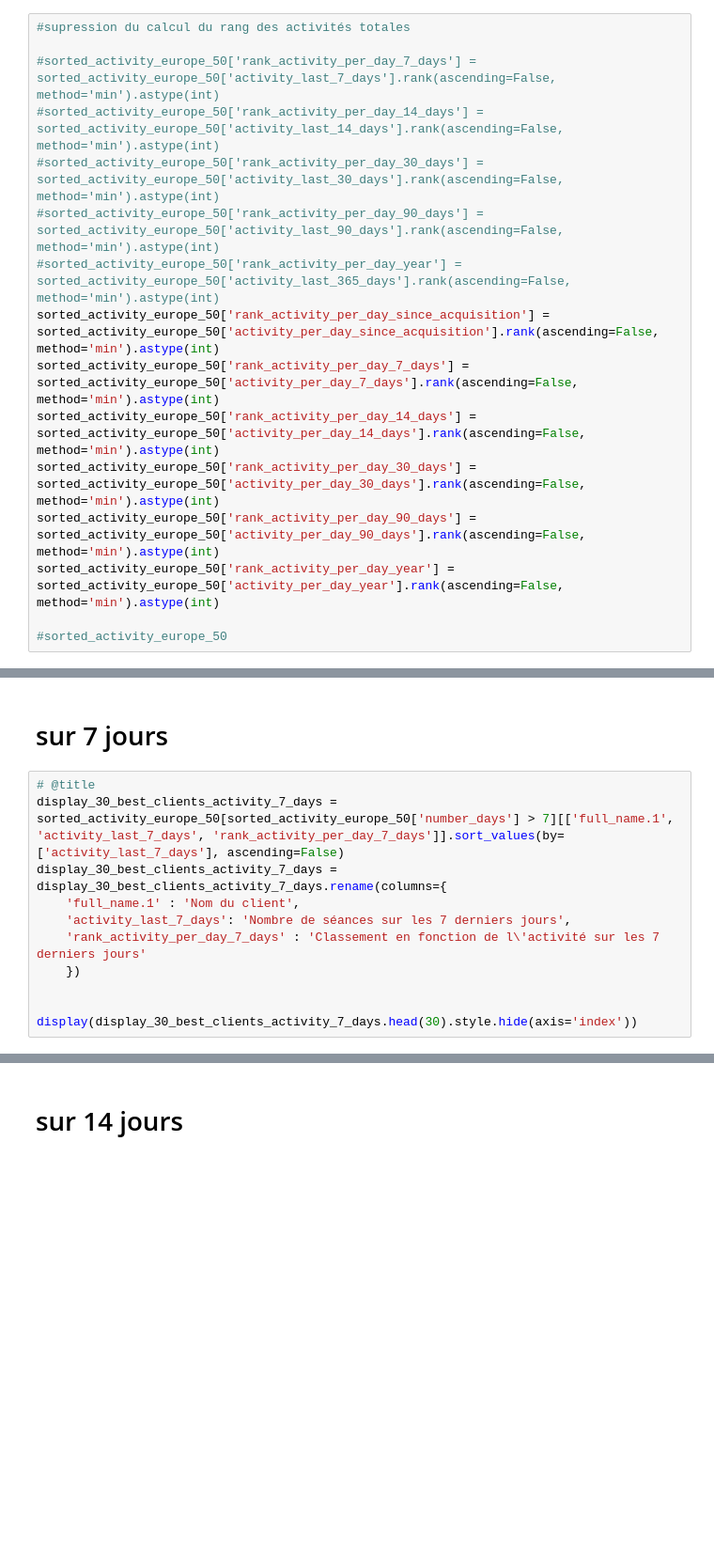
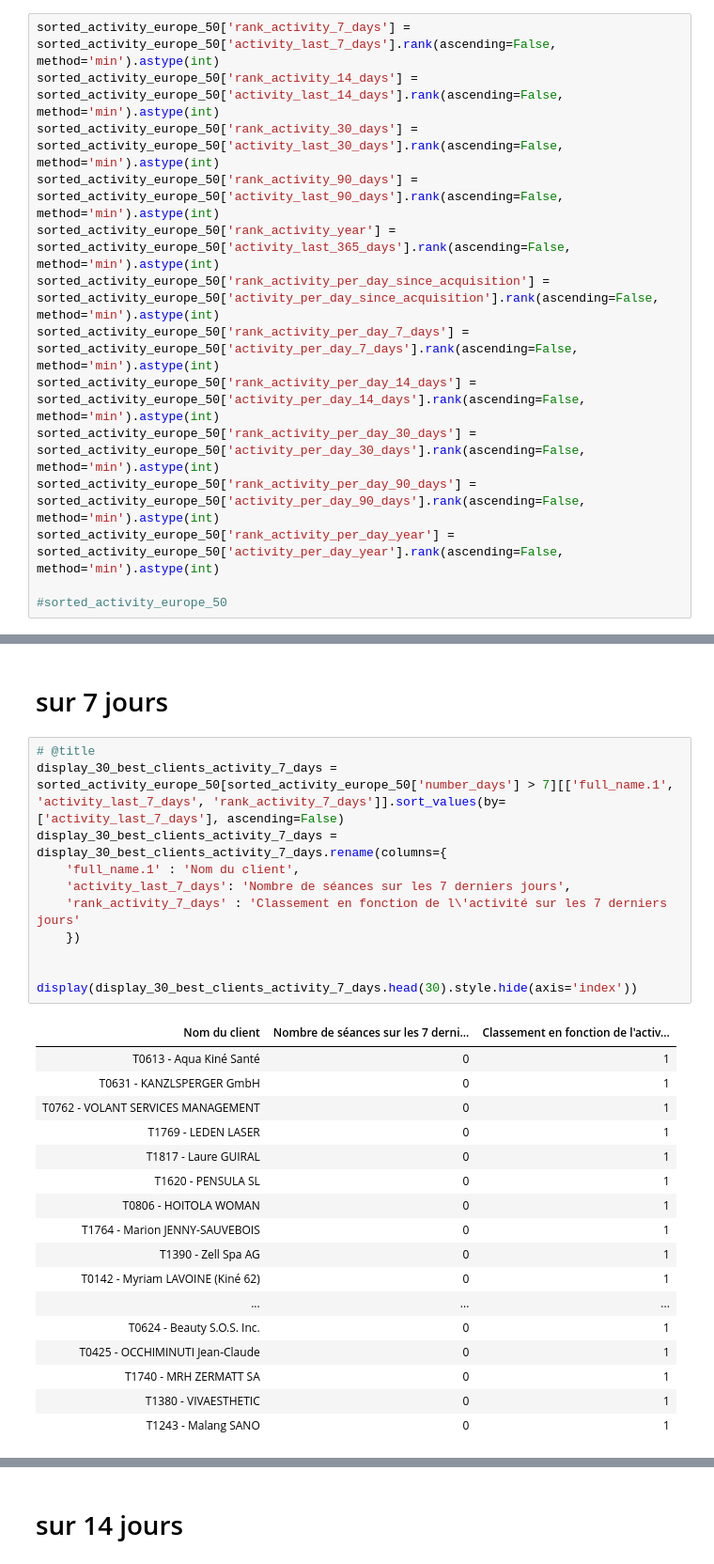
Before and after one commit to rascheiw/STENDO-activities, a Jupyter notebook: notebooks/STENDO_activités_tous_clients.ipynb, the cells around one changed output, grey strips where cells are left out. Shown at 94% size. Saved outputs shown, nothing was run; the diff lists cells and outputs as text; blank space fills up the shorter version.

```diff
--- a/notebooks/STENDO_activités_tous_clients.ipynb
+++ b/notebooks/STENDO_activités_tous_clients.ipynb
@@ -130,11 +163,9 @@ sorted_activity_europe_50
 # %%
-#supression du calcul du rang des activités totales
-
-#sorted_activity_europe_50['rank_activity_per_day_7_days'] = sorted_activity_europe_50['activity_last_7_days'].rank(ascending=False, method='min').astype(int)
-#sorted_activity_europe_50['rank_activity_per_day_14_days'] = sorted_activity_europe_50['activity_last_14_days'].rank(ascending=False, method='min').astype(int)
-#sorted_activity_europe_50['rank_activity_per_day_30_days'] = sorted_activity_europe_50['activity_last_30_days'].rank(ascending=False, method='min').astype(int)
-#sorted_activity_europe_50['rank_activity_per_day_90_days'] = sorted_activity_europe_50['activity_last_90_days'].rank(ascending=False, method='min').astype(int)
-#sorted_activity_europe_50['rank_activity_per_day_year'] = sorted_activity_europe_50['activity_last_365_days'].rank(ascending=False, method='min').astype(int)
+sorted_activity_europe_50['rank_activity_7_days'] = sorted_activity_europe_50['activity_last_7_days'].rank(ascending=False, method='min').astype(int)
+sorted_activity_europe_50['rank_activity_14_days'] = sorted_activity_europe_50['activity_last_14_days'].rank(ascending=False, method='min').astype(int)
+sorted_activity_europe_50['rank_activity_30_days'] = sorted_activity_europe_50['activity_last_30_days'].rank(ascending=False, method='min').astype(int)
+sorted_activity_europe_50['rank_activity_90_days'] = sorted_activity_europe_50['activity_last_90_days'].rank(ascending=False, method='min').astype(int)
+sorted_activity_europe_50['rank_activity_year'] = sorted_activity_europe_50['activity_last_365_days'].rank(ascending=False, method='min').astype(int)
 sorted_activity_europe_50['rank_activity_per_day_since_acquisition'] = sorted_activity_europe_50['activity_per_day_since_acquisition'].rank(ascending=False, method='min').astype(int)
 sorted_activity_europe_50['rank_activity_per_day_7_days'] = sorted_activity_europe_50['activity_per_day_7_days'].rank(ascending=False, method='min').astype(int)
 sorted_activity_europe_50['rank_activity_per_day_14_days'] = sorted_activity_europe_50['activity_per_day_14_days'].rank(ascending=False, method='min').astype(int)
@@ -392,15 +657,33 @@ _ = plt.xticks(rotation=90)
 # sur 7 jours
 # %%
 # @title
-display_30_best_clients_activity_7_days = sorted_activity_europe_50[sorted_activity_europe_50['number_days'] > 7][['full_name.1', 'activity_last_7_days', 'rank_activity_per_day_7_days']].sort_values(by=['activity_last_7_days'], ascending=False)
+display_30_best_clients_activity_7_days = sorted_activity_europe_50[sorted_activity_europe_50['number_days'] > 7][['full_name.1', 'activity_last_7_days', 'rank_activity_7_days']].sort_values(by=['activity_last_7_days'], ascending=False)
 display_30_best_clients_activity_7_days = display_30_best_clients_activity_7_days.rename(columns={
     'full_name.1' : 'Nom du client',
     'activity_last_7_days': 'Nombre de séances sur les 7 derniers jours',
-    'rank_activity_per_day_7_days' : 'Classement en fonction de l\'activité sur les 7 derniers jours'
+    'rank_activity_7_days' : 'Classement en fonction de l\'activité sur les 7 derniers jours'
     })
 
 
 display(display_30_best_clients_activity_7_days.head(30).style.hide(axis='index'))
+# %% [output]
+| Nom du client | Nombre de séances sur les 7 derni... | Classement en fonction de l'activ... |
+| T0613 - Aqua Kiné Santé | 0 | 1 |
+| T0631 - KANZLSPERGER GmbH | 0 | 1 |
+| T0762 - VOLANT SERVICES MANAGEMENT | 0 | 1 |
+| T1769 - LEDEN LASER | 0 | 1 |
+| T1817 - Laure GUIRAL | 0 | 1 |
+| T1620 - PENSULA SL | 0 | 1 |
+| T0806 - HOITOLA WOMAN | 0 | 1 |
+| T1764 - Marion JENNY-SAUVEBOIS | 0 | 1 |
+| T1390 - Zell Spa AG | 0 | 1 |
+| T0142 - Myriam LAVOINE (Kiné 62) | 0 | 1 |
+| ... | ... | ... |
+| T0624 - Beauty S.O.S. Inc. | 0 | 1 |
+| T0425 - OCCHIMINUTI Jean-Claude | 0 | 1 |
+| T1740 - MRH ZERMATT SA | 0 | 1 |
+| T1380 - VIVAESTHETIC | 0 | 1 |
+| T1243 - Malang SANO | 0 | 1 |
 # %%
 # @title
 import matplotlib.pyplot as plt
```
Also changed, not shown: parts of 33 cells of this notebook, 3 other files.
